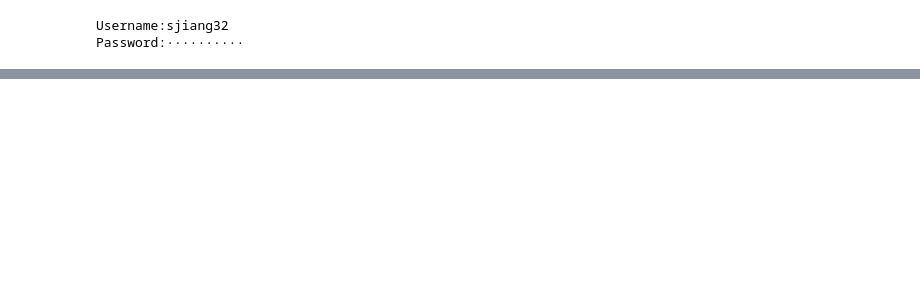
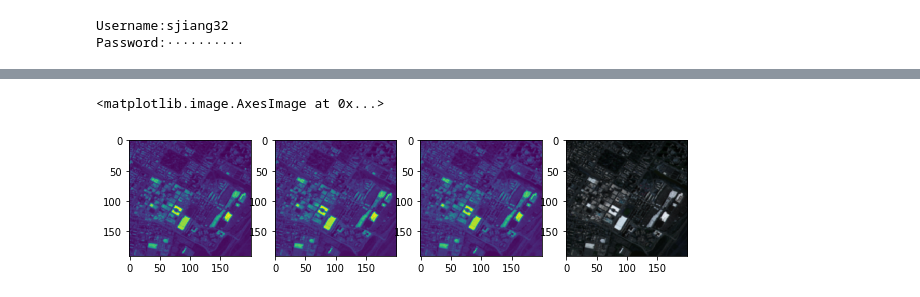
Before and after one commit to shanjiang1994/GIS, a Jupyter notebook: Convert_RGB.ipynb, the cells around one changed output, grey strips where cells are left out. Cells and saved outputs as stored; diff of their text form; code cells hidden in the pictures; blank space fills up the shorter version.

```diff
--- a/Convert_RGB.ipynb
+++ b/Convert_RGB.ipynb
@@ -151,0 +220,11 @@ with rio.open(os.path.join(R10,f'{file_name}.tif'),'w',driver='Gtiff', width=b4.
+# %%
+img_path = 'RGB_NYC_Subset_masked_normed.tif'
+img = skimage.io.imread(img_path)
+fig,ax = plt.subplots(1,4, figsize=(10,10))
+ax[0].imshow(img[...,0])
+ax[1].imshow(img[...,1])
+ax[2].imshow(img[...,2])
+ax[3].imshow(img)
+# %% [output]
+<matplotlib.image.AxesImage at 0x...>
+[figure, added]
```
Also changed, not shown: parts of 28 cells of this notebook.
